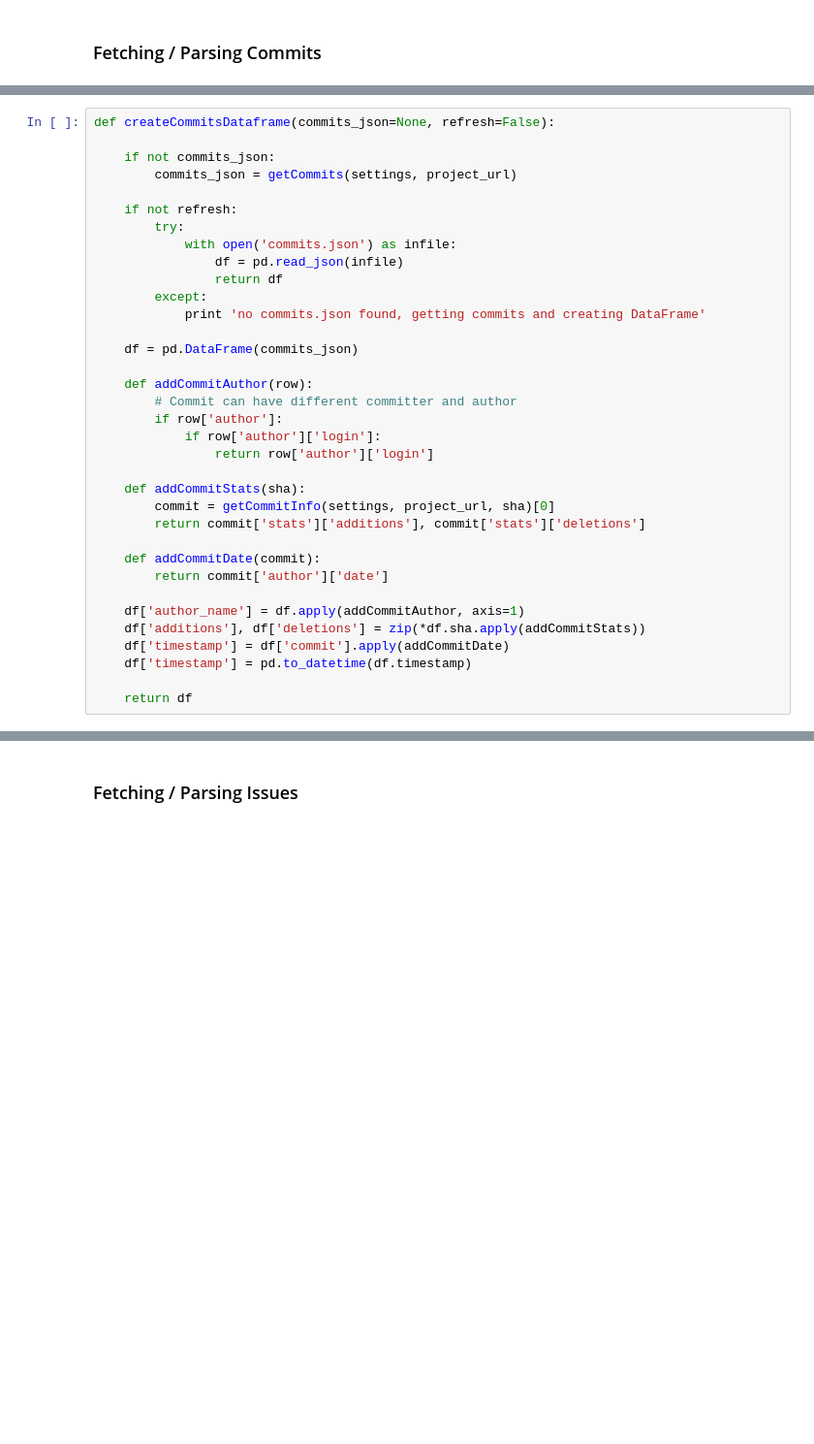
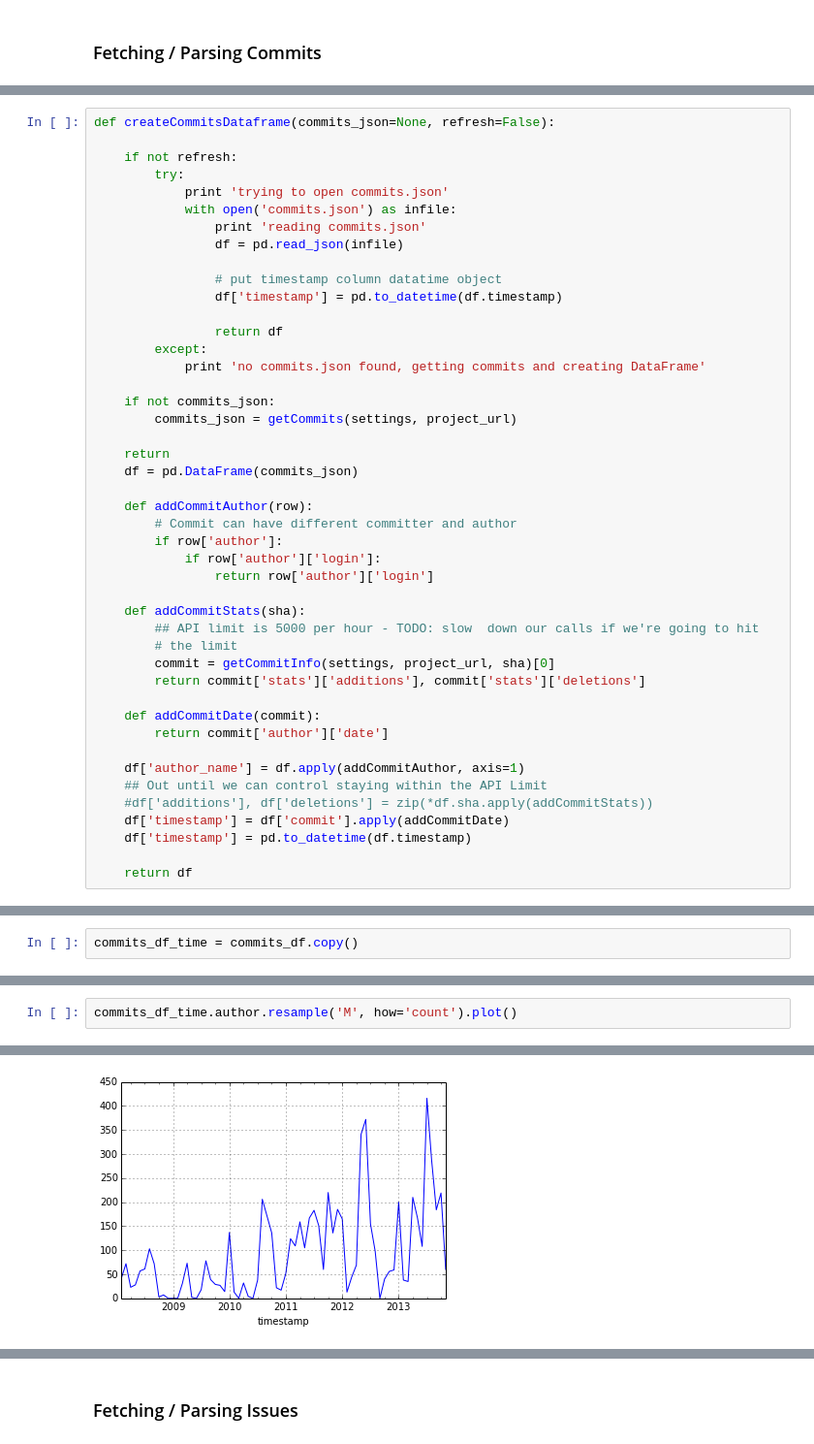
Before and after one commit to AJRenold/github-repo-quantitative-research, a Jupyter notebook: exploring_git_repo_health.ipynb, the cells around one changed output, grey strips where cells are left out. Shown: that part at 97% size. Drawn from its saved outputs; the diff is of its cells as text; blank space fills up the shorter version.

Commit message:
updated notebook, added commits.json

```diff
--- a/exploring_git_repo_health.ipynb
+++ b/exploring_git_repo_health.ipynb
@@ -128,17 +125,24 @@ Time bins - weekly and 100 days
 # %%
 def createCommitsDataframe(commits_json=None, refresh=False):
+
+    if not refresh:
+        try:
+            print 'trying to open commits.json'
+            with open('commits.json') as infile:
+                print 'reading commits.json'
+                df = pd.read_json(infile)
+
+                # put timestamp column datatime object
+                df['timestamp'] = pd.to_datetime(df.timestamp)
+
+                return df
+        except:
+            print 'no commits.json found, getting commits and creating DataFrame'
 
     if not commits_json:
         commits_json = getCommits(settings, project_url)
 
-    if not refresh:
-        try:
-            with open('commits.json') as infile:
-                df = pd.read_json(infile)
-                return df
-        except:
-            print 'no commits.json found, getting commits and creating DataFrame'
-
+    return
     df = pd.DataFrame(commits_json)
 
     def addCommitAuthor(row):
@@ -148,6 +152,8 @@ def createCommitsDataframe(commits_json=None, refresh=False):
                 return row['author']['login']
 
     def addCommitStats(sha):
+        ## API limit is 5000 per hour - TODO: slow  down our calls if we're going to hit
+        # the limit
         commit = getCommitInfo(settings, project_url, sha)[0]
         return commit['stats']['additions'], commit['stats']['deletions']
 
@@ -155,7 +161,8 @@ def createCommitsDataframe(commits_json=None, refresh=False):
         return commit['author']['date']
 
     df['author_name'] = df.apply(addCommitAuthor, axis=1)
-    df['additions'], df['deletions'] = zip(*df.sha.apply(addCommitStats))
+    ## Out until we can control staying within the API Limit
+    #df['additions'], df['deletions'] = zip(*df.sha.apply(addCommitStats))
     df['timestamp'] = df['commit'].apply(addCommitDate)
     df['timestamp'] = pd.to_datetime(df.timestamp)
 
@@ -231,0 +225,2 @@ jdfreder        109
+# %%
+commits_df_time = commits_df.copy()
@@ -231,0 +249,3 @@ jdfreder        109
+# %%
+commits_df_time.author.resample('M', how='count').plot()
+# %% [output]
@@ -231,0 +253 @@ jdfreder        109
+[figure, added]
```
Also changed, not shown: parts of 18 cells of this notebook, 1 other file.
